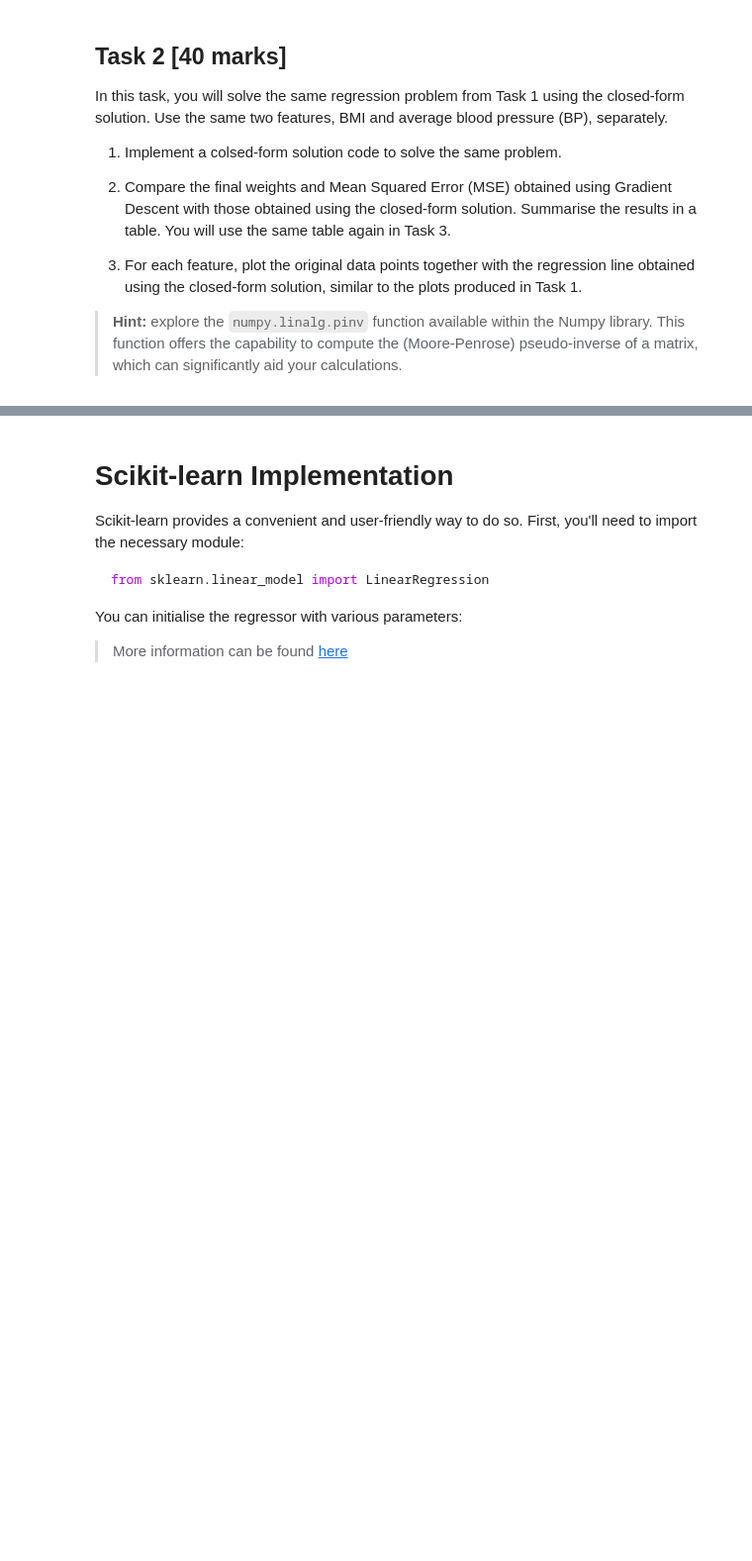
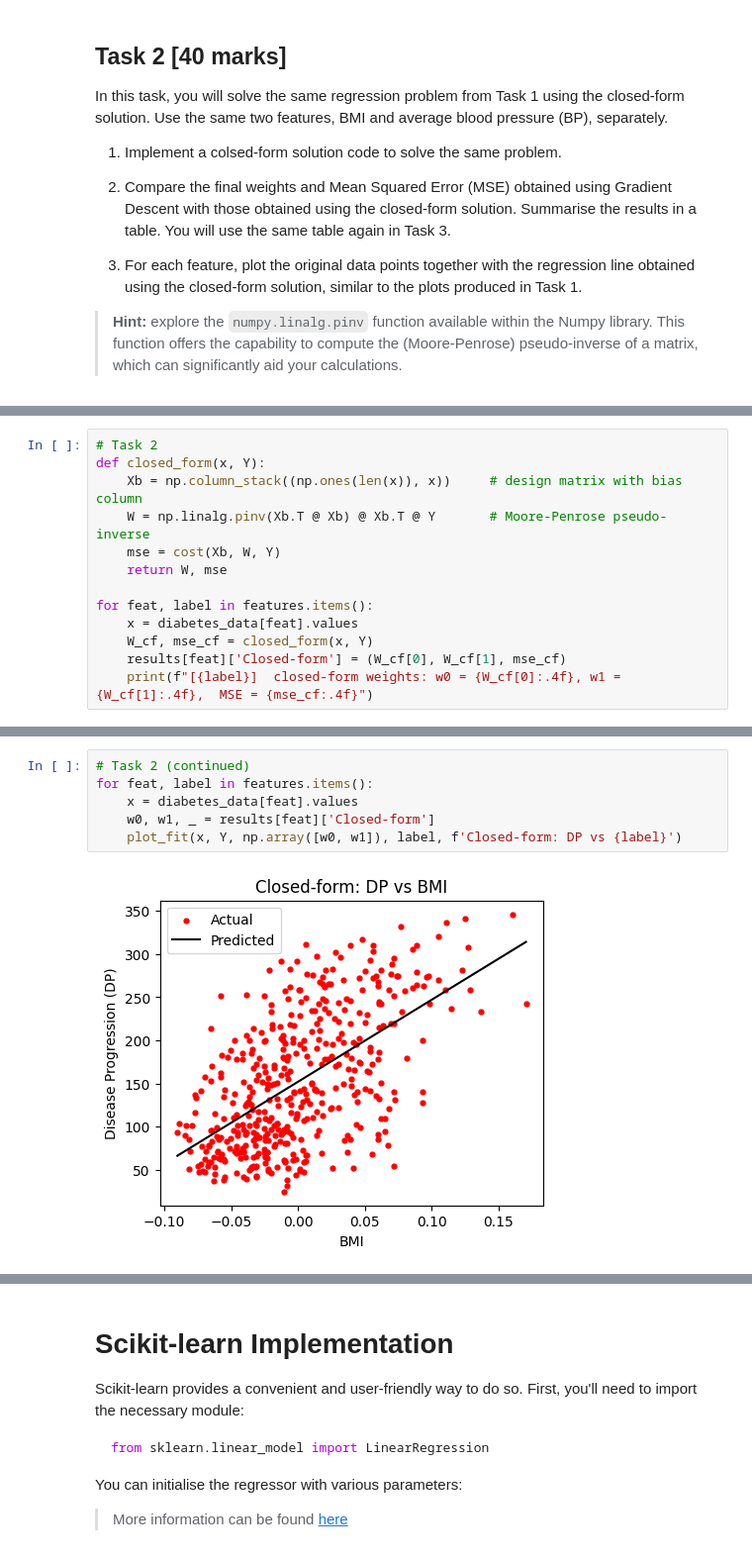
Before and after one commit to Marc0s-ikp/imperial_eee_machine_learning_course-main, a Jupyter notebook: 02_ML_LR.ipynb, the cells around one changed output, grey strips where cells are left out. Shown at 99% size. Cells and saved outputs as stored; diff of their text form; blank space fills up the shorter version.

```diff
--- a/02_ML_LR.ipynb
+++ b/02_ML_LR.ipynb
@@ -336,0 +343,13 @@ In this task, you will solve the same regression problem from Task 1 using the c
+# %%
+# Task 2
+def closed_form(x, Y):
+    Xb = np.column_stack((np.ones(len(x)), x))     # design matrix with bias column
+    W = np.linalg.pinv(Xb.T @ Xb) @ Xb.T @ Y       # Moore-Penrose pseudo-inverse
+    mse = cost(Xb, W, Y)
+    return W, mse
+
+for feat, label in features.items():
+    x = diabetes_data[feat].values
+    W_cf, mse_cf = closed_form(x, Y)
+    results[feat]['Closed-form'] = (W_cf[0], W_cf[1], mse_cf)
+    print(f"[{label}]  closed-form weights: w0 = {W_cf[0]:.4f}, w1 = {W_cf[1]:.4f},  MSE = {mse_cf:.4f}")
@@ -336,0 +375,8 @@ In this task, you will solve the same regression problem from Task 1 using the c
+# %%
+# Task 2 (continued)
+for feat, label in features.items():
+    x = diabetes_data[feat].values
+    w0, w1, _ = results[feat]['Closed-form']
+    plot_fit(x, Y, np.array([w0, w1]), label, f'Closed-form: DP vs {label}')
+# %% [output]
+[figure, added]
```
Also changed, not shown: parts of 22 cells of this notebook.
